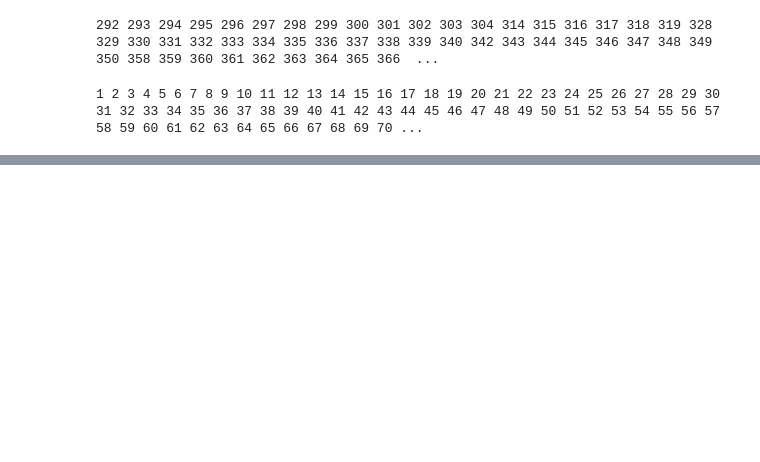
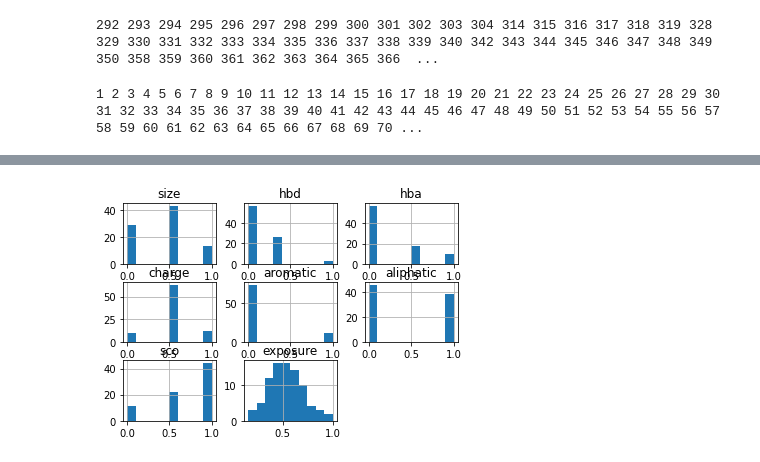
Before and after one commit to volkamerlab/kissim, a Jupyter notebook: docs/tutorials/fingerprint.ipynb, the cells around one changed output, grey strips where cells are left out. Saved outputs shown, nothing was run; the diff lists cells and outputs as text; code cells hidden in the pictures; blank space fills up the shorter version.

```diff
--- a/docs/tutorials/fingerprint.ipynb
+++ b/docs/tutorials/fingerprint.ipynb
@@ -125,0 +148,2 @@ print(*fingerprint.residue_ixs)
+# %%
+fingerprint_normalized = FingerprintNormalized.from_fingerprint(fingerprint)
@@ -125,0 +156,4 @@ print(*fingerprint.residue_ixs)
+# %%
+fingerprint_normalized.physicochemical.hist();
+# %% [output]
+[figure, added]
```
Also changed, not shown: parts of 11 cells of this notebook.
